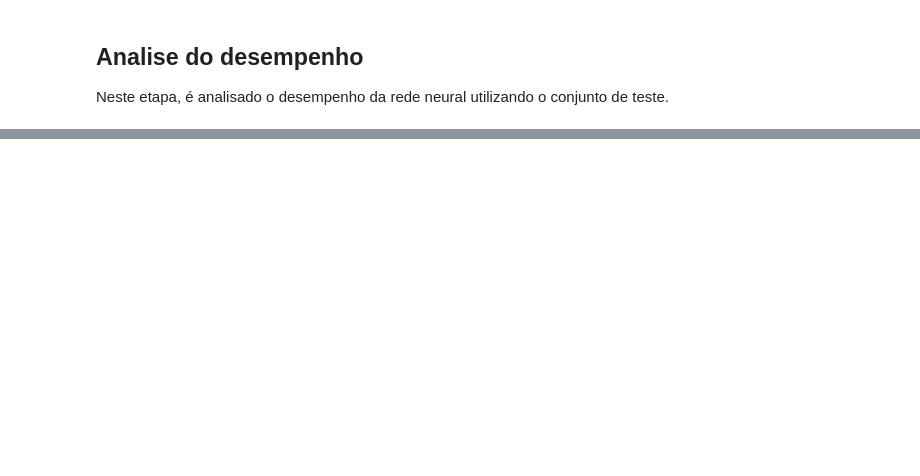
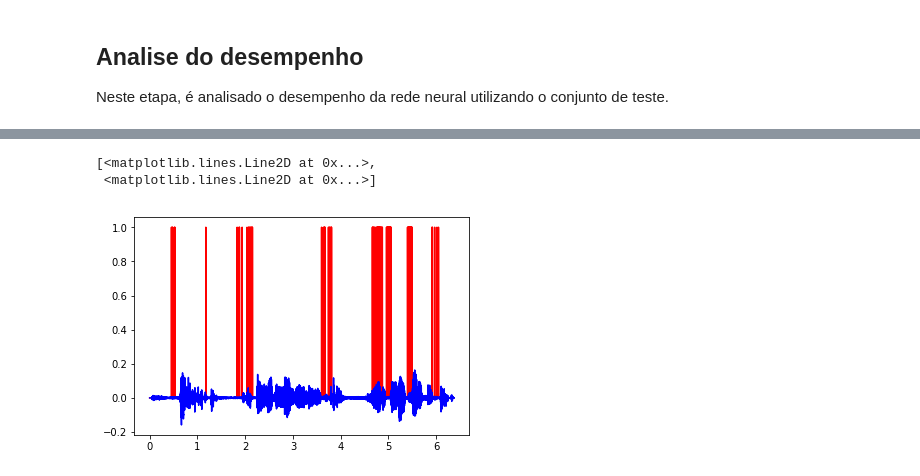
Before and after one commit to natanvotre/ExtractFeaturesMFCC, a Jupyter notebook: TIMIT/Untitled222.ipynb, the cells around one changed output, grey strips where cells are left out. Drawn from its saved outputs; the diff is of its cells as text; code cells hidden in the pictures; blank space fills up the shorter version.

```diff
--- a/TIMIT/Untitled222.ipynb
+++ b/TIMIT/Untitled222.ipynb
@@ -103,7 +103,7 @@ ofs_mfcc=2   # offset dado para não utilizar os primeiros coeficientes MFCC
 fmin=100    # frequencia mínima do MFCC
 fmax=4000   # frequencia máxima do MFCC
 
-n_frames_MFCC = 10 # numero de frames MFCC que será usado para o reconhecimento.
+n_frames_MFCC = 15 # numero de frames MFCC que será usado para o reconhecimento.
 
 frame_len = (n_frames_MFCC-1)*n_fft # tamanho do frame recortado para cada entrada
 frame_lenD2 = int(frame_len/2) # tamanho do frame dividido por 2
@@ -470,7 +495,7 @@ Non-trainable params: 0
 _________________________________________________________________
 # %%
 class_weight = {0: 1.,
-                1: 1.}
+                1: 2.}
 
 history = model.fit(x_train, y_train_ce,
           validation_split=0.1,
@@ -539,0 +620,25 @@ Score False of model with test OOV dataset: 81.30004710596349 %
+# %%
+file = '../Exemplos_outros/she_natan3.wav'
+data_ex = testNetWith(file, model, stride=128)
+# %%
+data_file, _ = librosa.load(file, sr=fs) # Lê todo o arquivo de audio
+N = data_file.shape[0]
+
+data_file = data_file
+t = np.linspace(0,N/fs,N)
+
+data_ex = data_ex.round()
+data_ex_2 = np.convolve(data_ex, np.ones(4000)/128, 'same')
+
+data_ex_3 = np.zeros(N)
+data_ex_3[data_ex_2>0.125] = data_ex_2[data_ex_2>0.125]
+
+look = [0,
+        400000]
+
+plt.plot(t[look[0]:look[1]], data_ex[look[0]:look[1]], 'r',
+          t[look[0]:look[1]], data_file[look[0]:look[1]], 'b')
+# %% [output]
+[<matplotlib.lines.Line2D at 0x...>,
+ <matplotlib.lines.Line2D at 0x...>]
+[figure, added]
```
Also changed, not shown: parts of 47 cells of this notebook.
